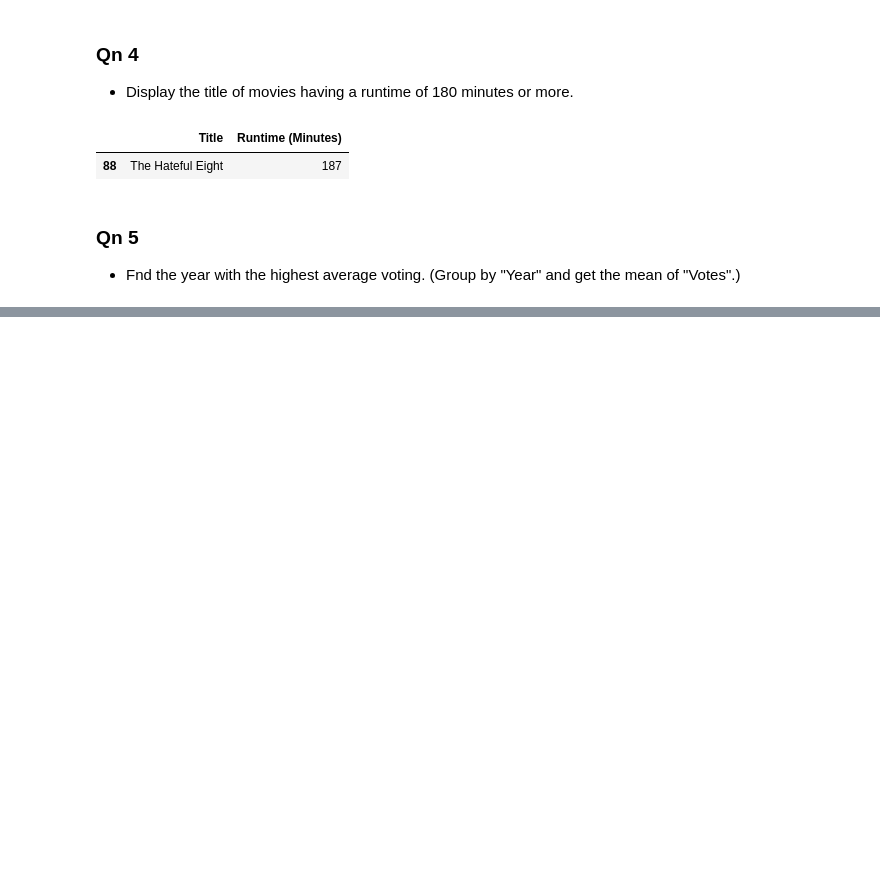
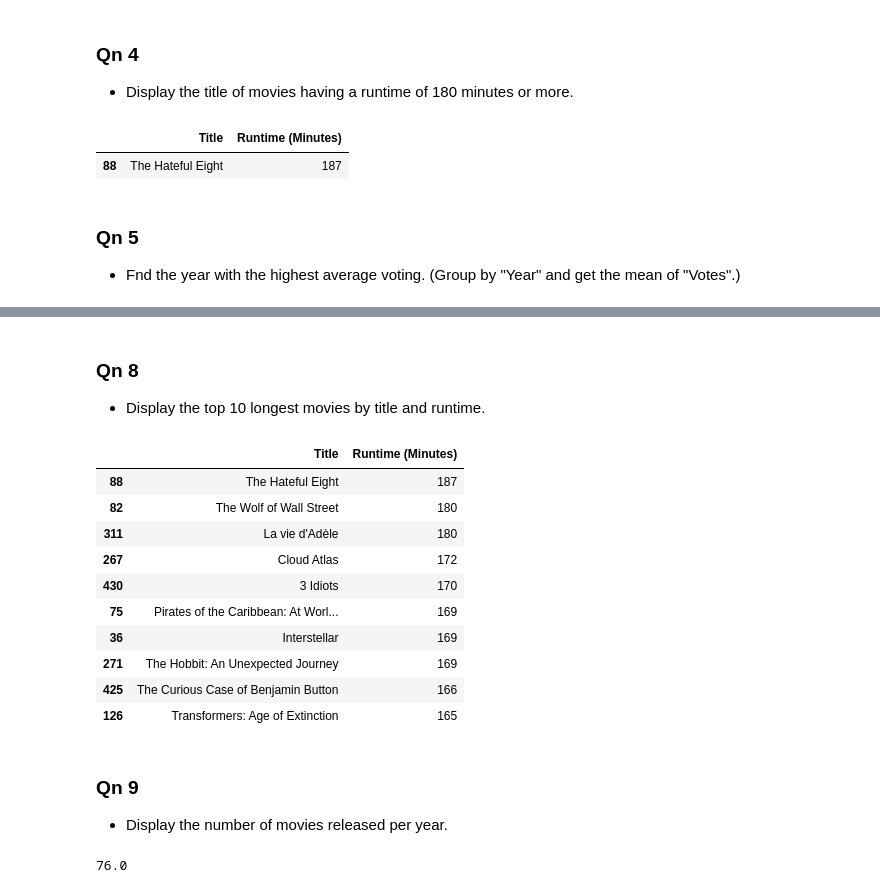
Before and after one commit to Punit2709/PythonLearning, a Jupyter notebook: AdvancedPy/Pandas/case_study_4.ipynb, the cells around one changed output, grey strips where cells are left out. Cells and saved outputs as stored; diff of their text form; code cells hidden in the pictures; blank space fills up the shorter version.

```diff
--- a/AdvancedPy/Pandas/case_study_4.ipynb
+++ b/AdvancedPy/Pandas/case_study_4.ipynb
@@ -116,0 +121,25 @@ See the caveats in the documentation: https://pandas.pydata.org/pandas-docs/stab
+# %% [markdown]
+### Qn 8
+- Display the top 10 longest movies by title and runtime.
+# %%
+df_long_movie = drop_df.sort_values(by='Runtime (Minutes)', ascending=False).head(10)
+df_long_movie[['Title', 'Runtime (Minutes)']]
+# %% [output]
+|  | Title | Runtime (Minutes) |
+| 88 | The Hateful Eight | 187 |
+| 82 | The Wolf of Wall Street | 180 |
+| 311 | La vie d'Adèle | 180 |
+| 267 | Cloud Atlas | 172 |
+| 430 | 3 Idiots | 170 |
+| 75 | Pirates of the Caribbean: At Worl... | 169 |
+| 36 | Interstellar | 169 |
+| 271 | The Hobbit: An Unexpected Journey | 169 |
+| 425 | The Curious Case of Benjamin Button | 166 |
+| 126 | Transformers: Age of Extinction | 165 |
+# %% [markdown]
+### Qn 9
+- Display the number of movies released per year.
+# %%
+round(drop_df['Rank'].nunique() / drop_df['Year'].nunique(), 0)
+# %% [output]
+76.0
```
Also changed, not shown: parts of 15 cells of this notebook, 9 other files.
